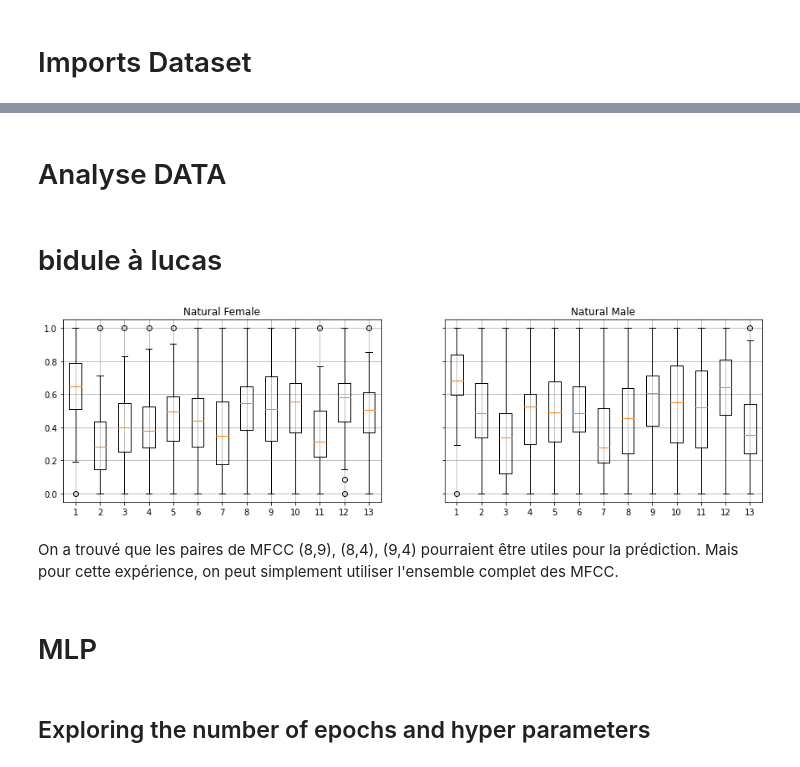
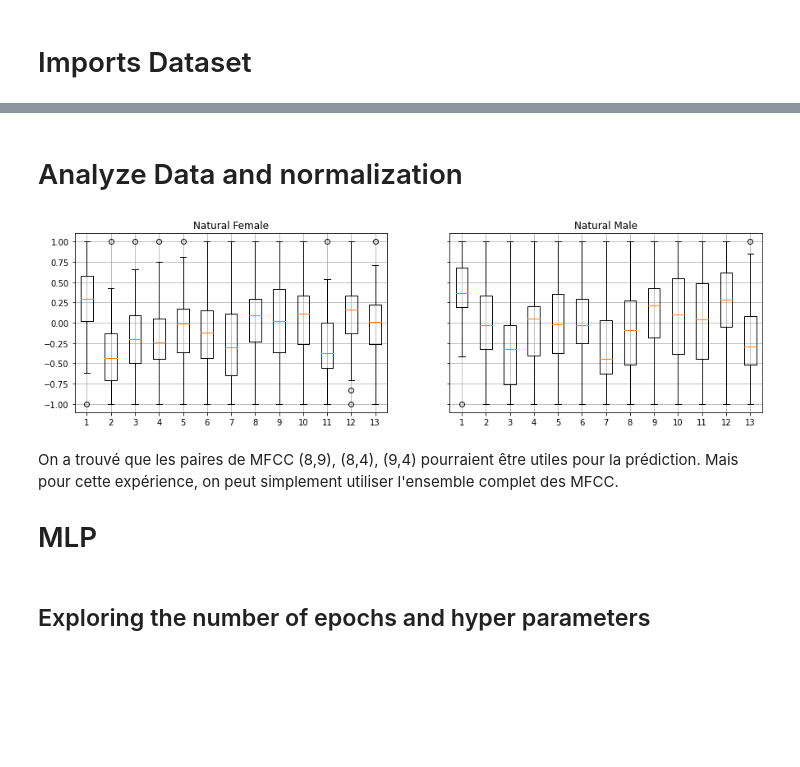
Before and after one commit to Nelson-Jnrnd/ARN_L3, a Jupyter notebook: notebooks/experience_1.ipynb, the cells around one changed output, grey strips where cells are left out. Drawn from its saved outputs; the diff is of its cells as text; code cells hidden in the pictures; blank space fills up the shorter version.

```diff
--- a/notebooks/experience_1.ipynb
+++ b/notebooks/experience_1.ipynb
@@ -49,33 +29,31 @@ nam_audios
-# %% [markdown]
-# Analyse DATA
-# %% [markdown]
-# bidule à lucas
+# %% [markdown]
+# Analyze Data and normalization
 # %%
 from sklearn import preprocessing
 
 naf_mfcc_median = np.array([np.median(mfcc(naf[1], naf[0], nfft=1024), axis=0) for naf in naf_audios])# ...
 nam_mfcc_median = np.array([np.median(mfcc(nam[1], nam[0], nfft=1024), axis=0) for nam in nam_audios])# ...
 
 # Normalize the data attributes
 
 minMaxScaler = preprocessing.MinMaxScaler()
-naf_mfcc_median= minMaxScaler.fit_transform(naf_mfcc_median)
-nam_mfcc_median= minMaxScaler.fit_transform(nam_mfcc_median)
+naf_mfcc_median= 2 * minMaxScaler.fit_transform(naf_mfcc_median) - 1
+nam_mfcc_median= 2 * minMaxScaler.fit_transform(nam_mfcc_median) - 1
 
 f, (ax1, ax2) = pl.subplots(1,2, sharey='all', figsize=(15,4))
 ax1.plot()
 ax1.boxplot(naf_mfcc_median)
 ax1.set_title('Natural Female')
 ax1.grid()
 ax2.boxplot(nam_mfcc_median)
 ax2.set_title('Natural Male')
 ax2.grid()
 # %% [output]
-[figure, old version]
+[figure, new version]
 # %% [markdown]
 On a trouvé que les paires de MFCC (8,9), (8,4), (9,4) pourraient être utiles pour la prédiction. Mais pour cette expérience, on peut simplement utiliser l'ensemble complet des MFCC.
+
+# MLP
-# %% [markdown]
-# MLP
 # %% [markdown]
 ## Exploring the number of epochs and hyper parameters
 # %%
```
Also changed, not shown: parts of 18 cells of this notebook, 1 other file.
